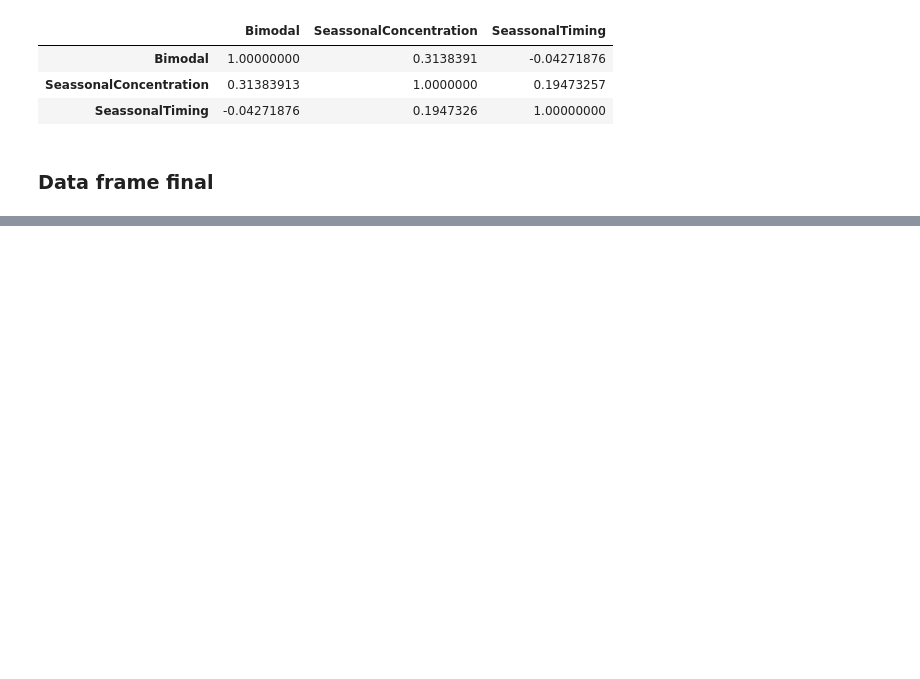
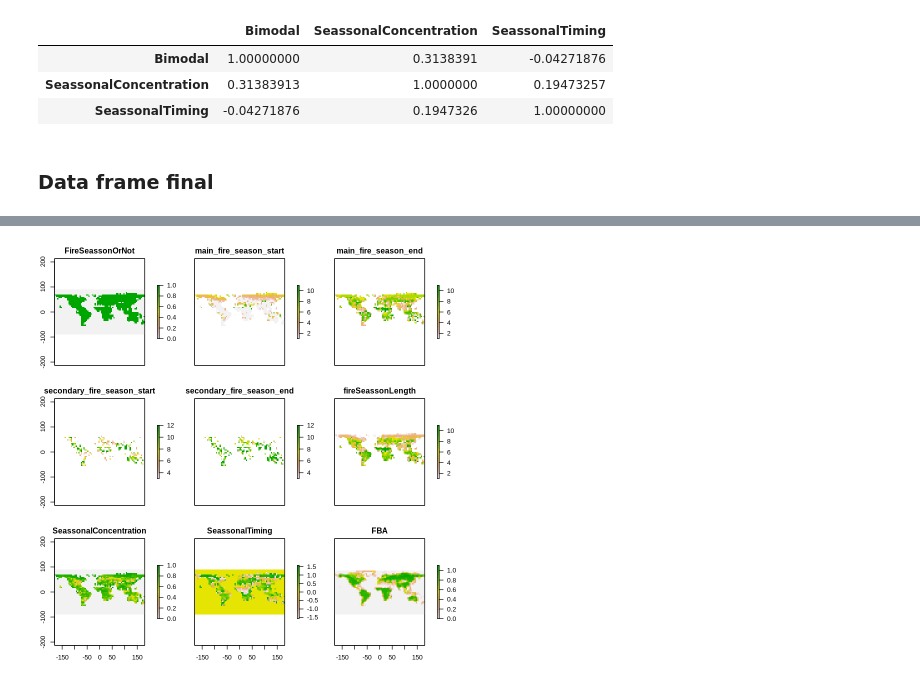
Before and after one commit to delatorre96/Development-of-a-multi-resolution-fire-season-database-on-a-global-scale, a Jupyter notebook: 2.Fire_Seasson/Fire Season.ipynb, the cells around one changed output, grey strips where cells are left out. Cells and saved outputs as stored; diff of their text form; code cells hidden in the pictures; blank space fills up the shorter version.

```diff
--- a/2.Fire_Seasson/Fire Season.ipynb
+++ b/2.Fire_Seasson/Fire Season.ipynb
@@ -392,0 +368,6 @@ ERROR: Error in eval(expr, envir, enclos): object 'bbb' not found
+# %%
+dfr  <- rasterFromXYZ(df)
+# %%
+plot(dfr)
+# %% [output]
+[figure, added]
```
Also changed, not shown: parts of 14 cells of this notebook, 8 other files.
